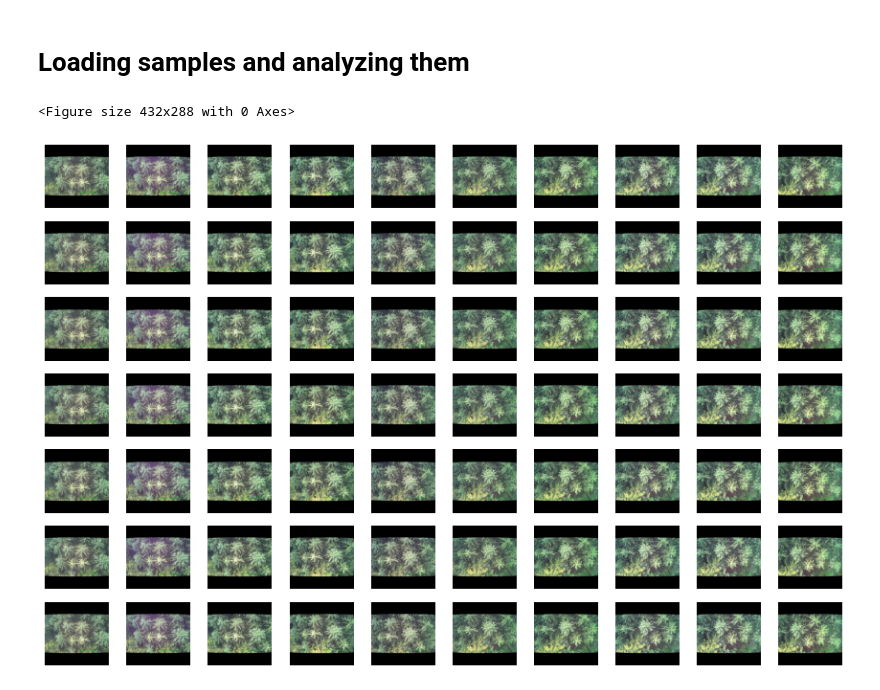
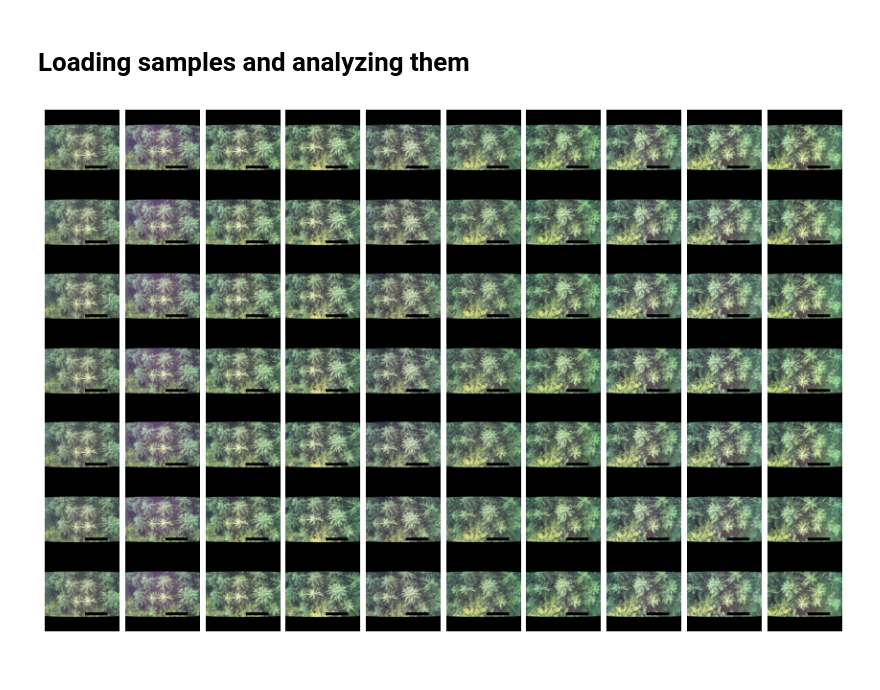
Before and after one commit to alexanderkrauck/WiSAR, a Jupyter notebook: 01_DataExploration.ipynb, the cells around one changed output. Drawn from its saved outputs; the diff is of its cells as text; code cells hidden in the pictures.

Commit message:
Added Image Integration

```diff
--- a/01_DataExploration.ipynb
+++ b/01_DataExploration.ipynb
@@ -7,40 +3,2 @@ from PIL import Image
 # %% [markdown]
 # Loading samples and analyzing them
-# %%
-class MultiViewTemporalSample:
-
-    def __init__(self, sample_path: str) -> None:
-
-
-        self.photos = []
-        for timestep in range(0,7):
-            timestep_photos = []
-            for prespective in ["B05","B04","B03","B02","B01","G01","G02","G03","G04","G05"]:
-                name = str(timestep) + "-" + prespective + ".png"
-                im = Image.open(os.path.join(sample_path, name))
-                #TODO: apply first preprocesseing steps here (e.g. using the mask)
-                timestep_photos.append(im)
-
-            self.photos.append(timestep_photos)
-
-        self.homography = json.load(open(os.path.join(sample_path, "homographies.json")))
-
-    def show_photo_grid(self):
-
-        fig, ax = plt.subplots(7,10,figsize=(15,10))
-        for row, timeframe in enumerate(self.photos):
-            for col, perspective in enumerate(timeframe):
-                ax[row, col].imshow(np.array(perspective))
-                ax[row, col].axis("off")
-                ax[row, col].set_xticklabels([])
-                ax[row, col].set_yticklabels([])
-
-    plt.subplots_adjust(wspace=0, hspace=0)
-    plt.show()
-
-def load_data(path:str):#TODO: add lazy loading maybe
-    samples = [MultiViewTemporalSample(os.path.join(path, s)) for s in os.listdir(path) if os.path.isdir(os.path.join(path, s))]
-
-    return samples
-# %% [output]
-<Figure size 432x288 with 0 Axes>
@@ -49,4 +5,6 @@ samples = load_data("data/train")
+# %%
+dataset = data.ImageDataset(mode = "validation", apply_mask=True)
 # %%
-samples[0].show_photo_grid()
+dataset[0].show_photo_grid()
 # %% [output]
-[figure, old version]
+[figure, new version]
```
Also changed, not shown: parts of 4 cells of this notebook, 2 other files.
